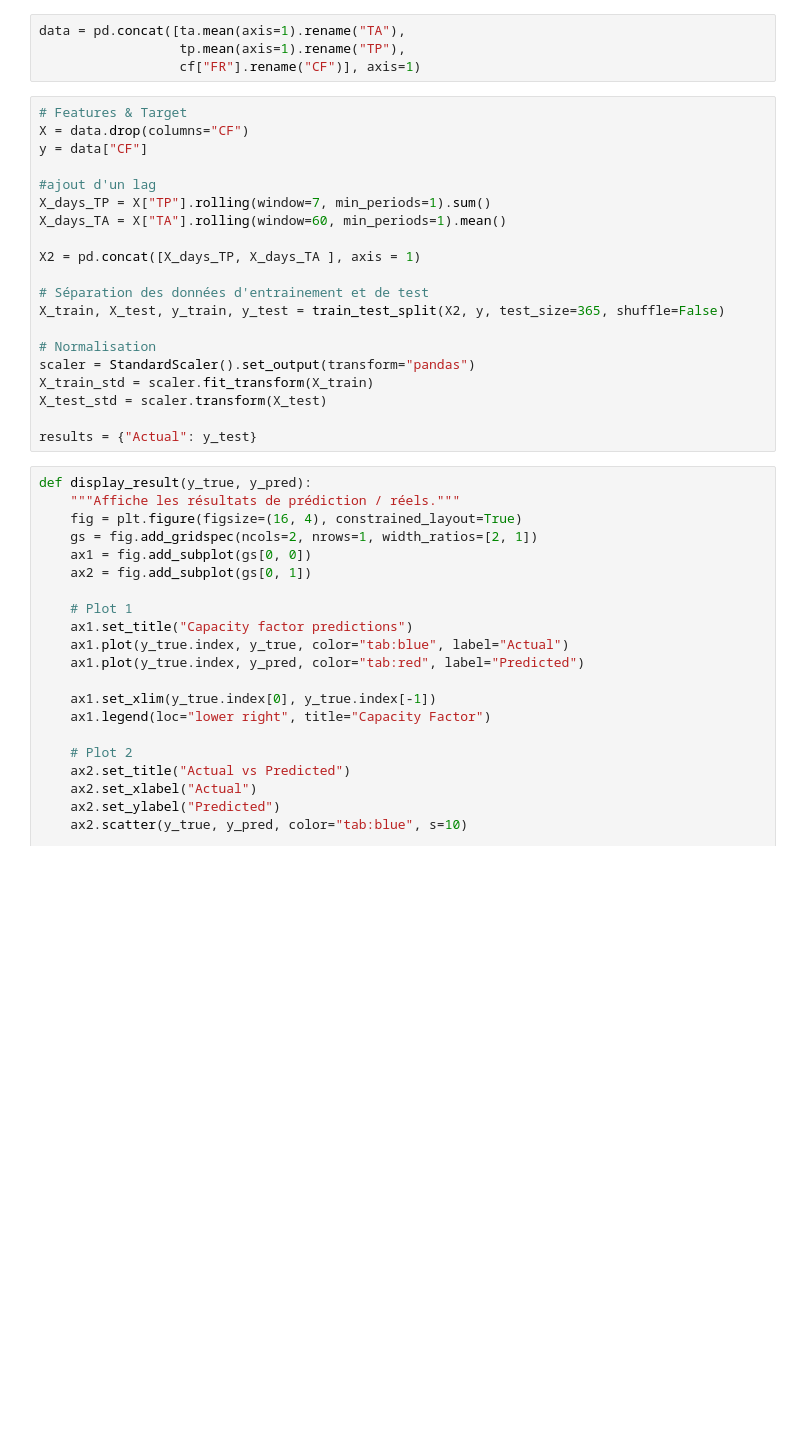
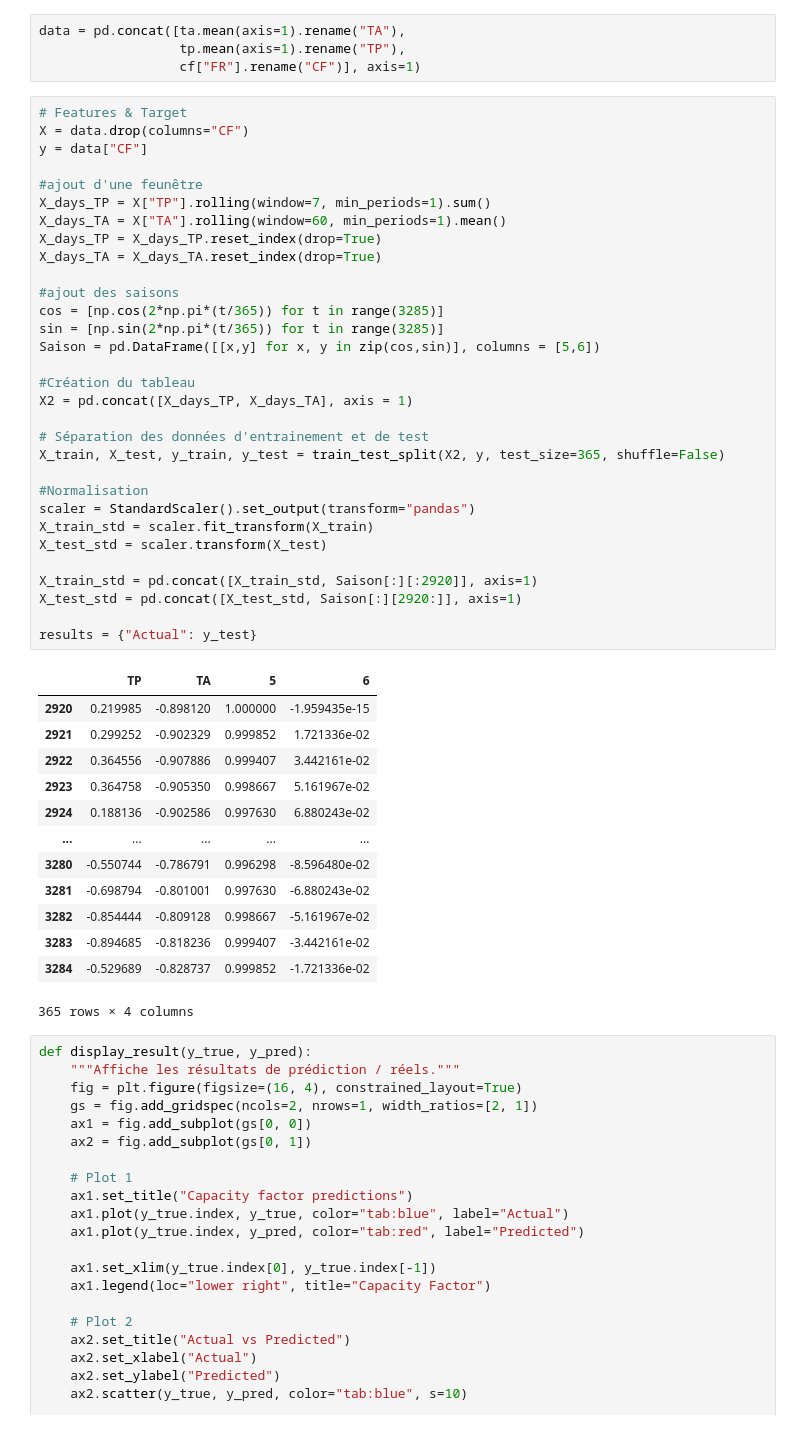
Before and after one commit to rom1922/MIG-Prospectus, a Jupyter notebook: Objectif R2MAX/R2MAX_V1.ipynb, the cells around one changed output. Drawn from its saved outputs; the diff is of its cells as text; blank space fills up the shorter version.

```diff
--- a/Objectif R2MAX/R2MAX_V1.ipynb
+++ b/Objectif R2MAX/R2MAX_V1.ipynb
@@ -27,23 +27,48 @@ data = pd.concat([ta.mean(axis=1).rename("TA"),
 # %%
 # Features & Target
 X = data.drop(columns="CF")
 y = data["CF"]
 
-#ajout d'un lag
+#ajout d'une feunêtre
 X_days_TP = X["TP"].rolling(window=7, min_periods=1).sum()
 X_days_TA = X["TA"].rolling(window=60, min_periods=1).mean()
+X_days_TP = X_days_TP.reset_index(drop=True)
+X_days_TA = X_days_TA.reset_index(drop=True)
 
-X2 = pd.concat([X_days_TP, X_days_TA ], axis = 1)
+#ajout des saisons
+cos = [np.cos(2*np.pi*(t/365)) for t in range(3285)]
+sin = [np.sin(2*np.pi*(t/365)) for t in range(3285)]
+Saison = pd.DataFrame([[x,y] for x, y in zip(cos,sin)], columns = [5,6])
+
+#Création du tableau
+X2 = pd.concat([X_days_TP, X_days_TA], axis = 1)
 
 # Séparation des données d'entrainement et de test
 X_train, X_test, y_train, y_test = train_test_split(X2, y, test_size=365, shuffle=False)
 
-# Normalisation
+#Normalisation
 scaler = StandardScaler().set_output(transform="pandas")
 X_train_std = scaler.fit_transform(X_train)
 X_test_std = scaler.transform(X_test)
 
+X_train_std = pd.concat([X_train_std, Saison[:][:2920]], axis=1)
+X_test_std = pd.concat([X_test_std, Saison[:][2920:]], axis=1)
+
 results = {"Actual": y_test}
+# %% [output]
+|  | TP | TA | 5 | 6 |
+| 2920 | 0.219985 | -0.898120 | 1.000000 | -1.959435e-15 |
+| 2921 | 0.299252 | -0.902329 | 0.999852 | 1.721336e-02 |
+| 2922 | 0.364556 | -0.907886 | 0.999407 | 3.442161e-02 |
+| 2923 | 0.364758 | -0.905350 | 0.998667 | 5.161967e-02 |
+| 2924 | 0.188136 | -0.902586 | 0.997630 | 6.880243e-02 |
+| ... | ... | ... | ... | ... |
+| 3280 | -0.550744 | -0.786791 | 0.996298 | -8.596480e-02 |
+| 3281 | -0.698794 | -0.801001 | 0.997630 | -6.880243e-02 |
+| 3282 | -0.854444 | -0.809128 | 0.998667 | -5.161967e-02 |
+| 3283 | -0.894685 | -0.818236 | 0.999407 | -3.442161e-02 |
+| 3284 | -0.529689 | -0.828737 | 0.999852 | -1.721336e-02 |
+365 rows × 4 columns
 # %%
 def display_result(y_true, y_pred):
     """Affiche les résultats de prédiction / réels."""
```
Also changed, not shown: parts of 1 cell of this notebook.
